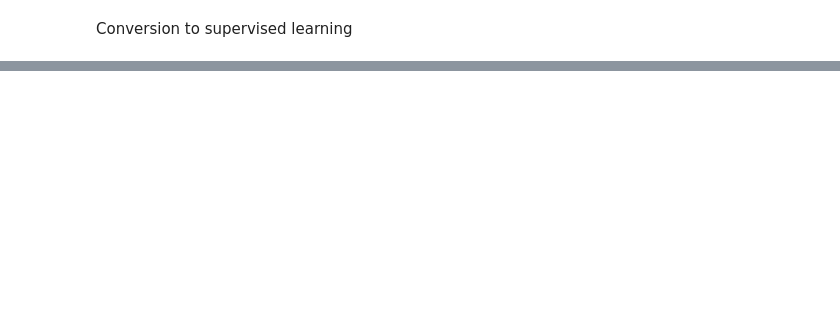
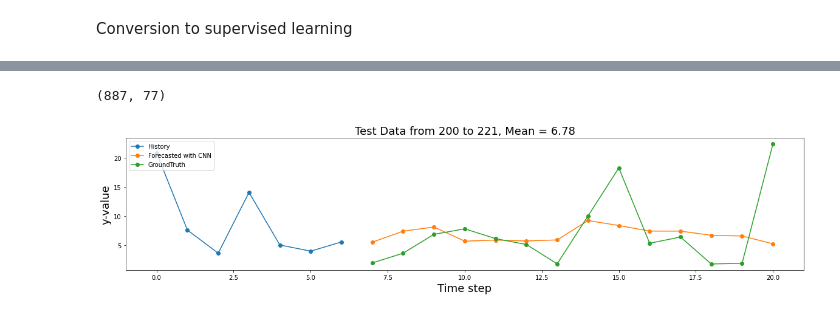
Before and after one commit to mikecitt/pollution-forecast-ai, a Jupyter notebook: water_quality/train_cnn.ipynb, the cells around one changed output, grey strips where cells are left out. Saved outputs shown, nothing was run; the diff lists cells and outputs as text; code cells hidden in the pictures; blank space fills up the shorter version.

```diff
--- a/water_quality/train_cnn.ipynb
+++ b/water_quality/train_cnn.ipynb
@@ -211,0 +179,44 @@ ValueError: in user code:
+# %%
+def prep_data(scaler, test_X, test_y, forecasts, n_lag, n_seq, n_features, start):
+    if len(test_X) - n_lag - n_seq < start:
+        return
+    past_data = []
+    predicted = []
+    groundtruth = []
+    for i in range(0, n_lag * n_features, n_features):
+        inv_y = np.concatenate(([test_X[start, i + n_features - 1]], test_X[start, i:i + n_features -1]))
+        inv_y = scaler.inverse_transform(inv_y.reshape(1, n_features))
+        past_data.append(inv_y[:,0])
+
+    print(test_X.shape)
+    for i in range(0, n_seq):
+        inv_yhat = np.concatenate(([forecasts[start + n_lag][i]], test_X[start + n_lag + i, :n_features - 1]))
+        inv_yhat = scaler.inverse_transform(inv_yhat.reshape(1, n_features))
+        predicted.append(inv_yhat[:,0])
+
+        ghd_y = np.concatenate(([test_y[start + n_lag][i]], test_X[start + n_lag + i, :n_features - 1]))
+        ghd_y = scaler.inverse_transform(ghd_y.reshape(1, n_features))
+        groundtruth.append(ghd_y[:,0])
+
+    return past_data, predicted, groundtruth
+# %%
+def plot_multistep(history, prediction1, groundtruth , start , end):
+    pyplot.figure(figsize=(20, 4))
+    y_mean = np.mean(prediction1)
+    range_history = len(history)
+    range_future = list(range(range_history, range_history + len(prediction1)))
+    pyplot.plot(np.arange(range_history), np.array(history), label='History', marker='o')
+    pyplot.plot(range_future, np.array(prediction1),label='Forecasted with CNN', marker='o')
+    pyplot.plot(range_future, np.array(groundtruth),label='GroundTruth', marker='o')
+    pyplot.legend(loc='upper left')
+    pyplot.title("Test Data from {} to {}, Mean = {:.2f}".format(start, end, y_mean) ,  fontsize=18)
+    pyplot.xlabel('Time step' ,  fontsize=18)
+    pyplot.ylabel('y-value' , fontsize=18)
+# %%
+start = 200
+forecasts = make_predictions(model, train, test, PREVIOUS_STEP, FORECAST_STEP, n_features)
+past_data, predicted, groundtruth = prep_data(scaler, test_X, test_y, forecasts, PREVIOUS_STEP, FORECAST_STEP, n_features, start)
+plot_multistep(past_data, predicted, groundtruth, start, start + PREVIOUS_STEP + FORECAST_STEP)
+# %% [output]
+(887, 77)
+[figure, added]
```
Also changed, not shown: parts of 9 cells of this notebook, 1 other file.
